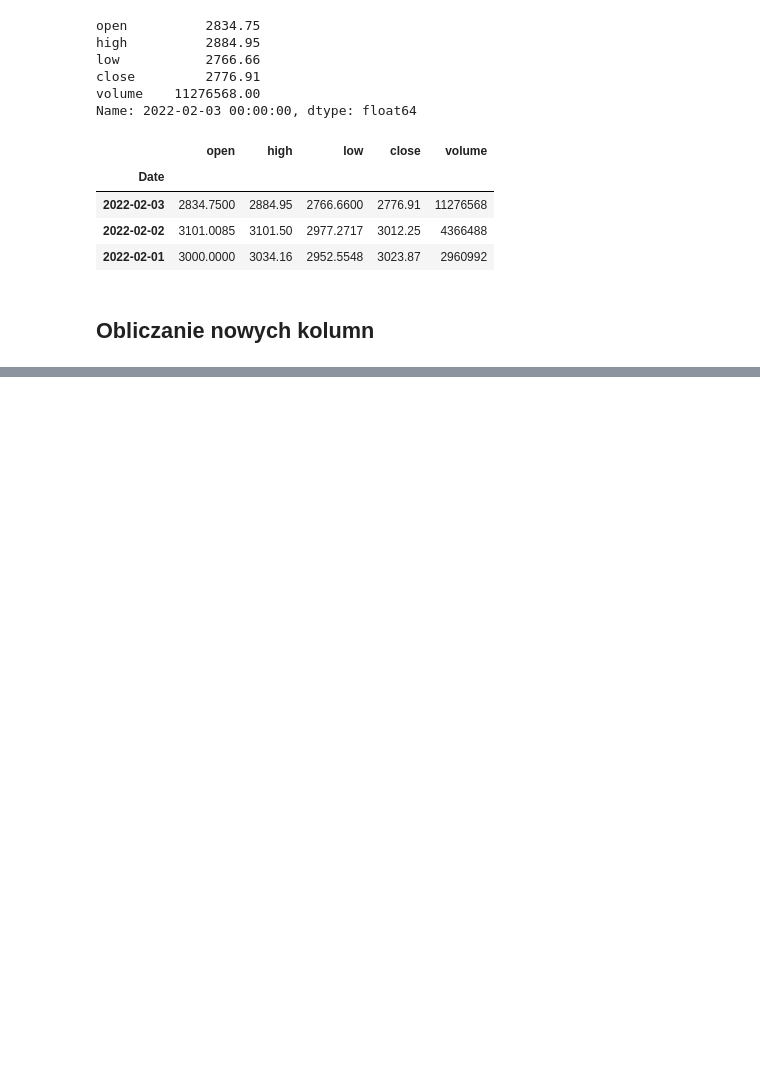
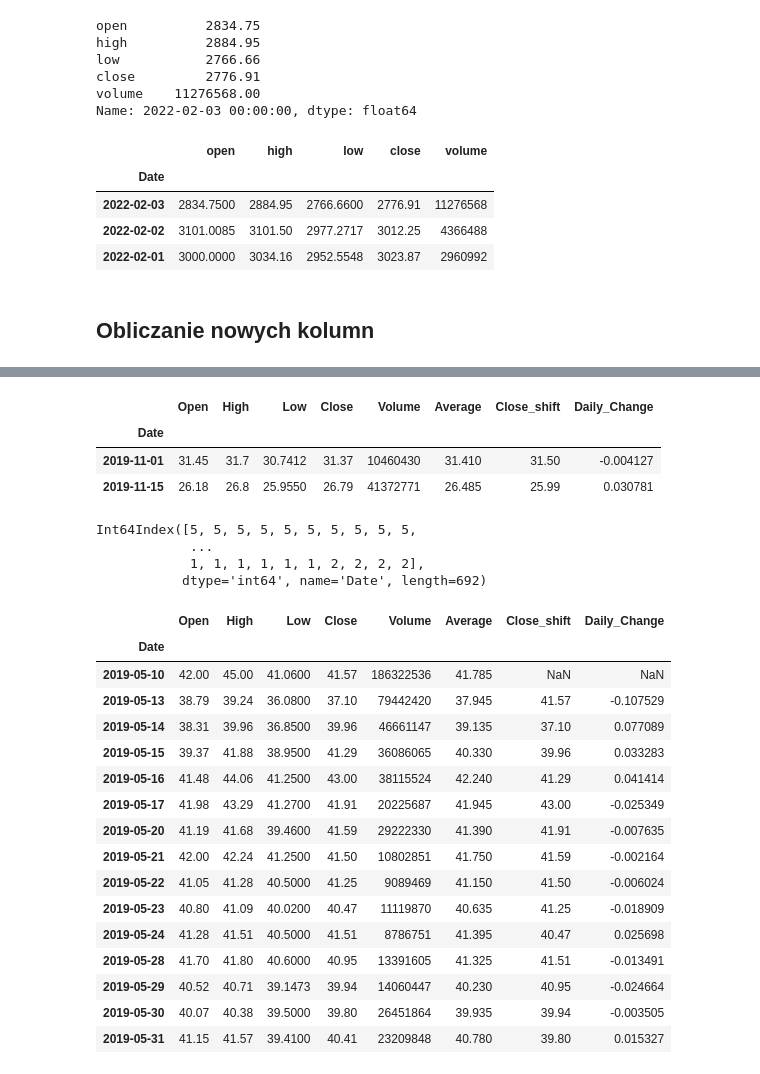
Before and after one commit to mateuszklimczyk97/data-science-bootcamp, a Jupyter notebook: 02_analiza_danych/02_dane_gieldowe.ipynb, the cells around one changed output, grey strips where cells are left out. Drawn from its saved outputs; the diff is of its cells as text; code cells hidden in the pictures; blank space fills up the shorter version.

```diff
--- a/02_analiza_danych/02_dane_gieldowe.ipynb
+++ b/02_analiza_danych/02_dane_gieldowe.ipynb
@@ -229,0 +445,34 @@ memory usage: 32.4 KB
+# %%
+df[(df.index == '2019-11-01') | (df.index == '2019-11-15')] #dokładnie 2 dni
+# %% [output]
+|  | Open | High | Low | Close | Volume | Average | Close_shift | Daily_Change |
+| Date |  |  |  |  |  |  |  |  |
+| 2019-11-01 | 31.45 | 31.7 | 30.7412 | 31.37 | 10460430 | 31.410 | 31.50 | -0.004127 |
+| 2019-11-15 | 26.18 | 26.8 | 25.9550 | 26.79 | 41372771 | 26.485 | 25.99 | 0.030781 |
+# %%
+df.index.month
+# %% [output]
+Int64Index([5, 5, 5, 5, 5, 5, 5, 5, 5, 5,
+            ...
+            1, 1, 1, 1, 1, 1, 2, 2, 2, 2],
+           dtype='int64', name='Date', length=692)
+# %%
+df[(df.index.month == 5) & (df.index.year == 2019)] #efektywniejszcze wycinaie dat z danego miesiaca i roku
+# %% [output]
+|  | Open | High | Low | Close | Volume | Average | Close_shift | Daily_Change |
+| Date |  |  |  |  |  |  |  |  |
+| 2019-05-10 | 42.00 | 45.00 | 41.0600 | 41.57 | 186322536 | 41.785 | NaN | NaN |
+| 2019-05-13 | 38.79 | 39.24 | 36.0800 | 37.10 | 79442420 | 37.945 | 41.57 | -0.107529 |
+| 2019-05-14 | 38.31 | 39.96 | 36.8500 | 39.96 | 46661147 | 39.135 | 37.10 | 0.077089 |
+| 2019-05-15 | 39.37 | 41.88 | 38.9500 | 41.29 | 36086065 | 40.330 | 39.96 | 0.033283 |
+| 2019-05-16 | 41.48 | 44.06 | 41.2500 | 43.00 | 38115524 | 42.240 | 41.29 | 0.041414 |
+| 2019-05-17 | 41.98 | 43.29 | 41.2700 | 41.91 | 20225687 | 41.945 | 43.00 | -0.025349 |
+| 2019-05-20 | 41.19 | 41.68 | 39.4600 | 41.59 | 29222330 | 41.390 | 41.91 | -0.007635 |
+| 2019-05-21 | 42.00 | 42.24 | 41.2500 | 41.50 | 10802851 | 41.750 | 41.59 | -0.002164 |
+| 2019-05-22 | 41.05 | 41.28 | 40.5000 | 41.25 | 9089469 | 41.150 | 41.50 | -0.006024 |
+| 2019-05-23 | 40.80 | 41.09 | 40.0200 | 40.47 | 11119870 | 40.635 | 41.25 | -0.018909 |
+| 2019-05-24 | 41.28 | 41.51 | 40.5000 | 41.51 | 8786751 | 41.395 | 40.47 | 0.025698 |
+| 2019-05-28 | 41.70 | 41.80 | 40.6000 | 40.95 | 13391605 | 41.325 | 41.51 | -0.013491 |
+| 2019-05-29 | 40.52 | 40.71 | 39.1473 | 39.94 | 14060447 | 40.230 | 40.95 | -0.024664 |
+| 2019-05-30 | 40.07 | 40.38 | 39.5000 | 39.80 | 26451864 | 39.935 | 39.94 | -0.003505 |
+| 2019-05-31 | 41.15 | 41.57 | 39.4100 | 40.41 | 23209848 | 40.780 | 39.80 | 0.015327 |
```
Also changed, not shown: parts of 24 cells of this notebook.
